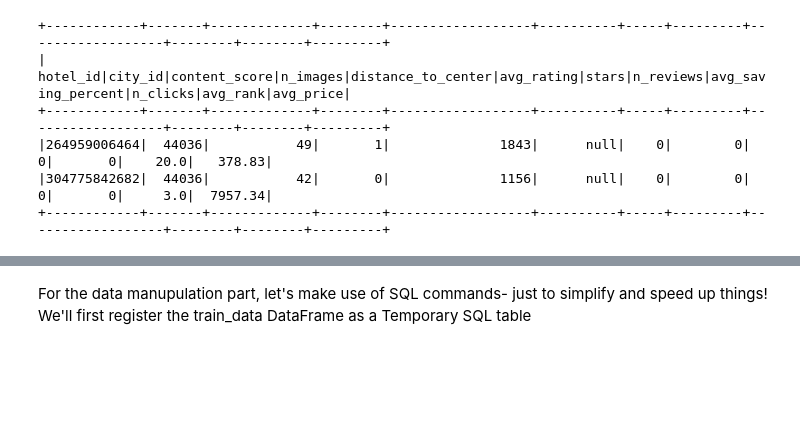
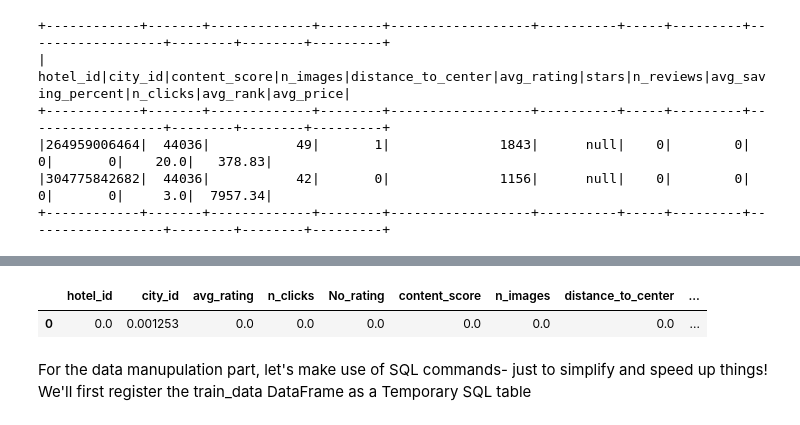
Before and after one commit to Rmostert/Click-rate-prediction, a Jupyter notebook: Click rate prediction.ipynb, the cells around one changed output, grey strips where cells are left out. Drawn from its saved outputs; the diff is of its cells as text; code cells hidden in the pictures; blank space fills up the shorter version.

```diff
--- a/Click rate prediction.ipynb
+++ b/Click rate prediction.ipynb
@@ -380,0 +486,8 @@ When
+# %%
+# I made
+grp_window = Window.partitionBy('city_id')
+
+for var in miss_vars:
+    new_var_name = 'median_' + var
+    magic_percentile = F.expr('percentile_approx({}, 0.5)'.format(var))
+    train_data = train_data.withColumn(new_var_name, magic_percentile.over(grp_window))
@@ -380,0 +514,3 @@ When
+# %%
+# Imputing values
+exprs = [F.when(F.col(var).isNull(),'median_'+var).otherwise(F.col(var)).alias(var) for var in miss_vars]
@@ -380,0 +546,2 @@ When
+# %%
+train_data_imp = train_data.select('hotel_id','city_id','avg_rating','n_clicks','No_rating', *exprs)
@@ -381,3 +568,10 @@ When
+# %%
+columns_perc_missing = train_data_imp.select(*(F.mean(F.col(column).isNull().cast("int")).alias(column) for column in train_data_imp.columns))
+# %%
+columns_perc_missing.toPandas()
+# %% [output]
+|  | hotel_id | city_id | avg_rating | n_clicks | No_rating | content_score | n_images | distance_to_center | ... |
+| 0 | 0.0 | 0.001253 | 0.0 | 0.0 | 0.0 | 0.0 | 0.0 | 0.0 | ... |
 # %% [markdown]
 For the data manupulation part, let's make use of SQL commands- just to simplify and speed up things! We'll first register the train_data DataFrame as a Temporary SQL table
 # %%
```
Also changed, not shown: parts of 22 cells of this notebook.
